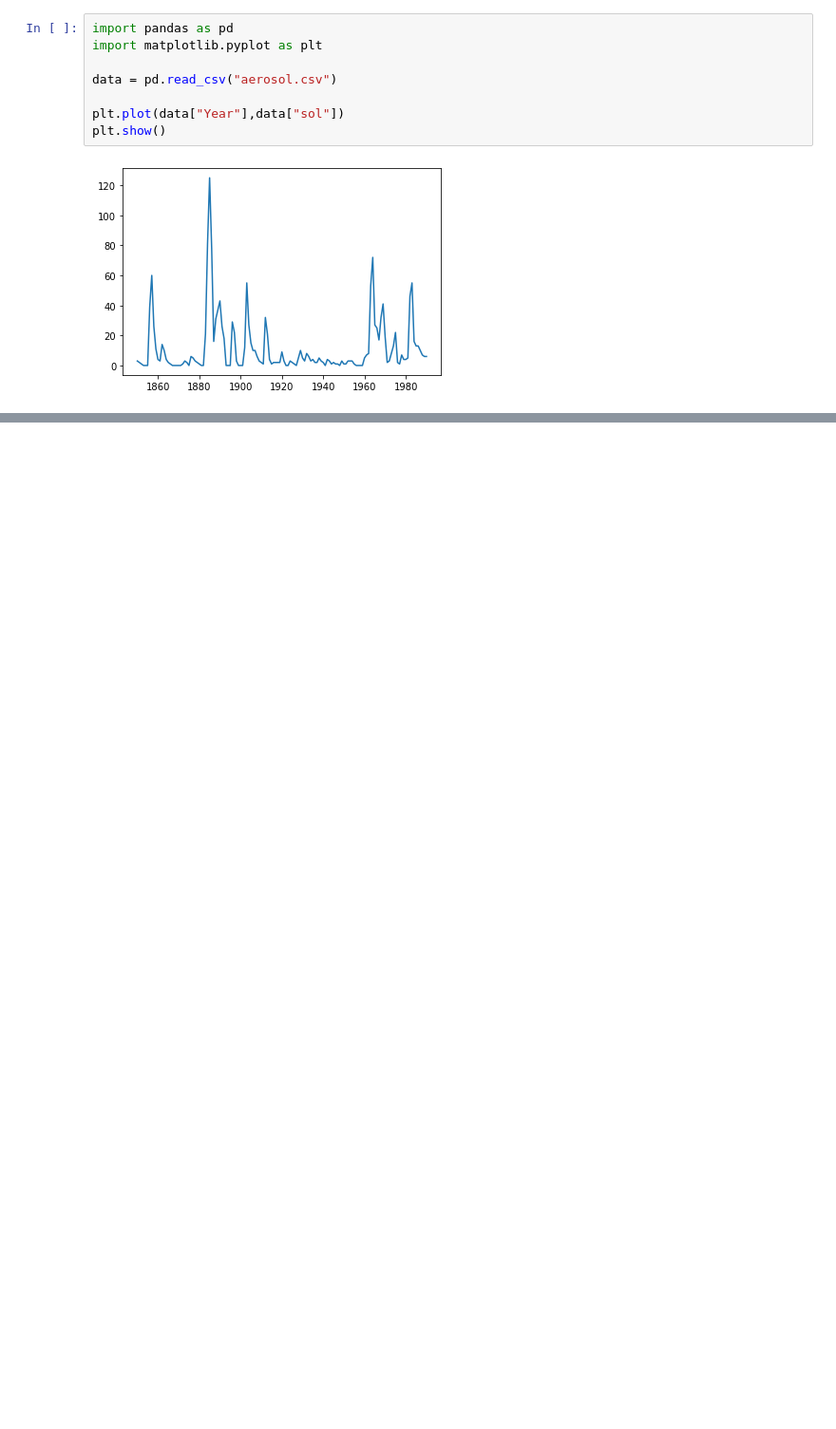
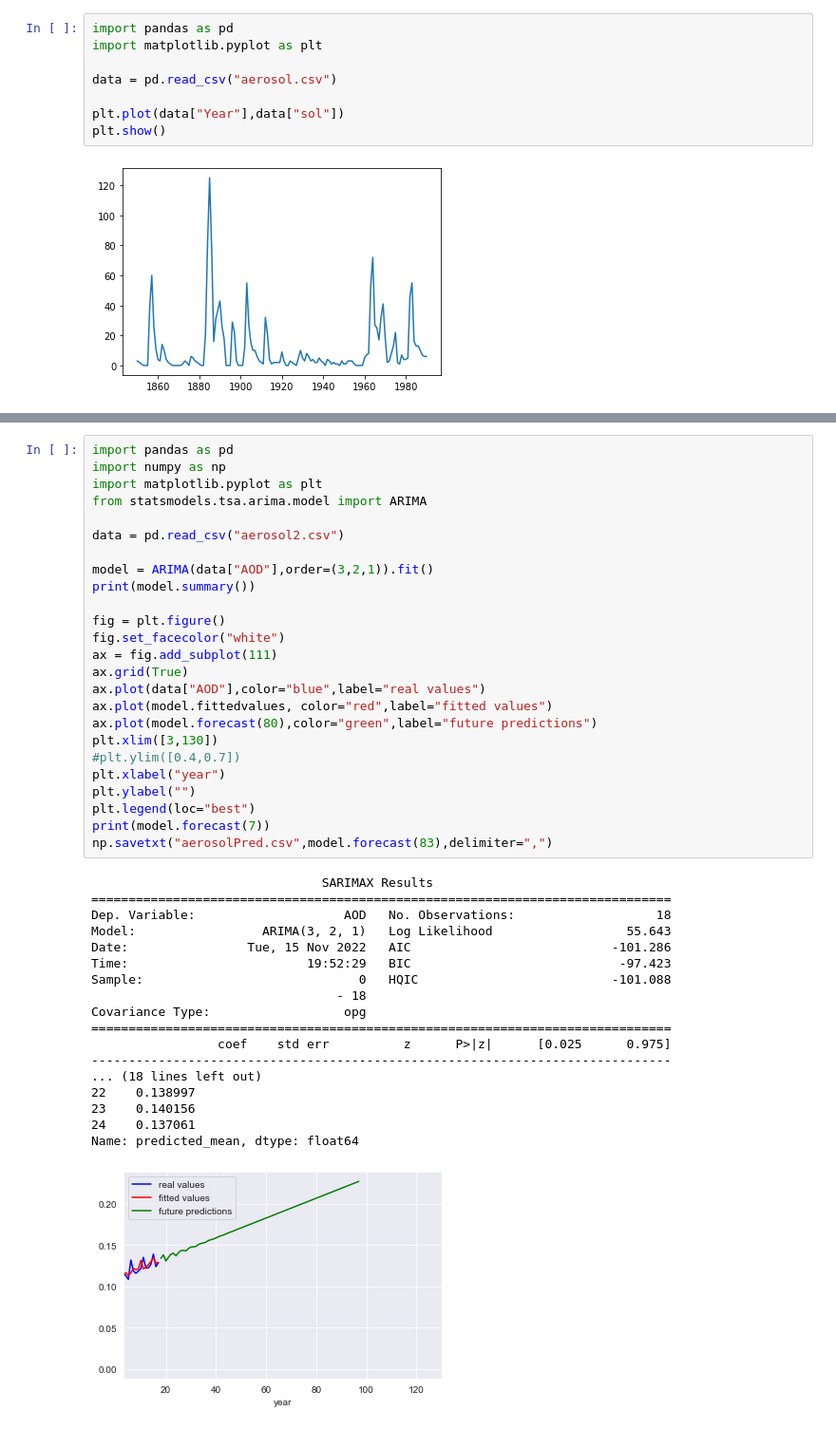
Before and after one commit to Kingsterrck/learnDatSci, a Jupyter notebook: HiMCM2022/aerosol.ipynb, the cells around one changed output, grey strips where cells are left out. Shown at 95% size. Saved outputs shown, nothing was run; the diff lists cells and outputs as text; blank space fills up the shorter version.

```diff
--- a/HiMCM2022/aerosol.ipynb
+++ b/HiMCM2022/aerosol.ipynb
@@ -10,0 +45,44 @@ plt.show()
+# %%
+import pandas as pd
+import numpy as np
+import matplotlib.pyplot as plt
+from statsmodels.tsa.arima.model import ARIMA
+
+data = pd.read_csv("aerosol2.csv")
+
+model = ARIMA(data["AOD"],order=(3,2,1)).fit()
+print(model.summary())
+
+fig = plt.figure()
+fig.set_facecolor("white")
+ax = fig.add_subplot(111)
+ax.grid(True)
+ax.plot(data["AOD"],color="blue",label="real values")
+ax.plot(model.fittedvalues, color="red",label="fitted values")
+ax.plot(model.forecast(80),color="green",label="future predictions")
+plt.xlim([3,130])
+#plt.ylim([0.4,0.7])
+plt.xlabel("year")
+plt.ylabel("")
+plt.legend(loc="best")
+print(model.forecast(7))
+np.savetxt("aerosolPred.csv",model.forecast(83),delimiter=",")
+# %% [output]
+                               SARIMAX Results
+==============================================================================
+Dep. Variable:                    AOD   No. Observations:                   18
+Model:                 ARIMA(3, 2, 1)   Log Likelihood                  55.643
+Date:                Tue, 15 Nov 2022   AIC                           -101.286
+Time:                        19:52:29   BIC                            -97.423
+Sample:                             0   HQIC                          -101.088
+                                 - 18
+Covariance Type:                  opg
+==============================================================================
+                 coef    std err          z      P>|z|      [0.025      0.975]
+------------------------------------------------------------------------------
+... (18 lines left out)
+22    0.138997
+23    0.140156
+24    0.137061
+Name: predicted_mean, dtype: float64
+[figure, added]
```
Also changed, not shown: parts of 2 cells of this notebook, 19 other files.
